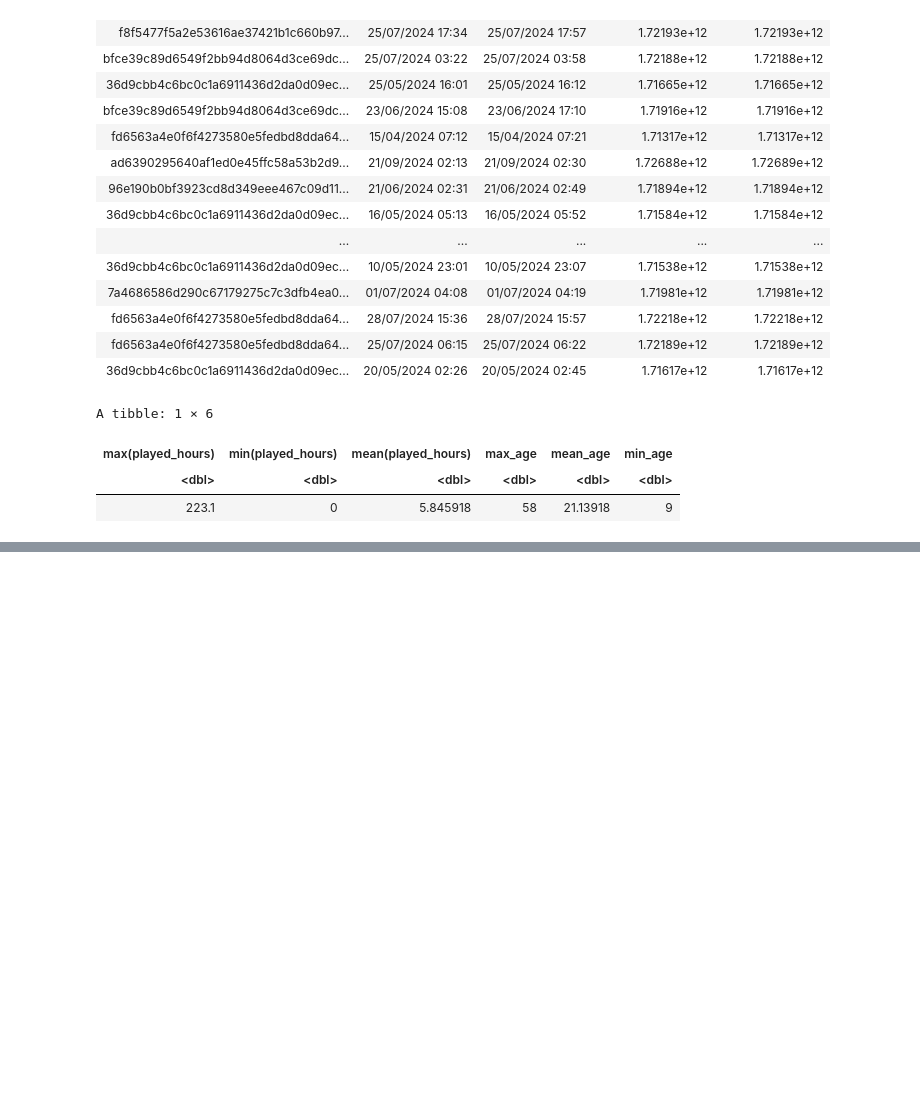
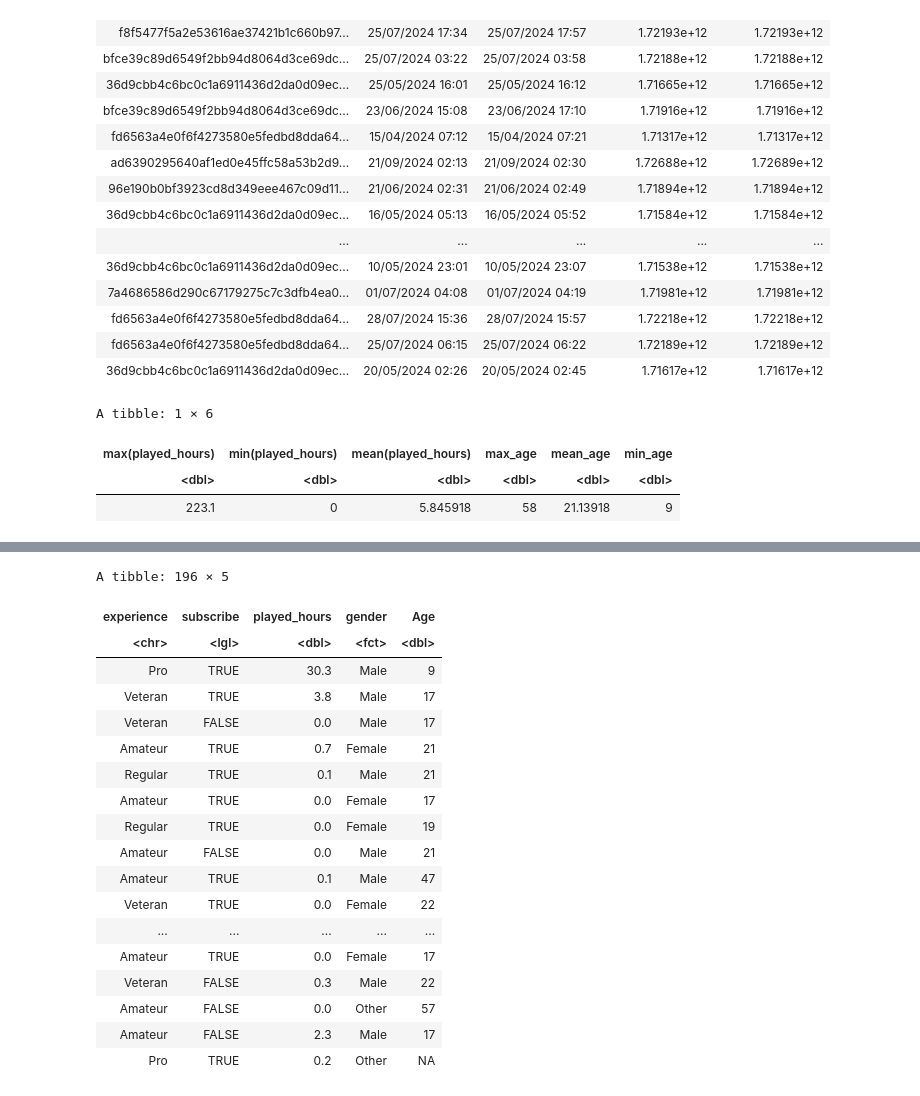
Before and after one commit to SusieFeng316/minecraft_project, a Jupyter notebook: Individual_plan_Susie.ipynb, the cells around one changed output, grey strips where cells are left out. Cells and saved outputs as stored; diff of their text form; code cells hidden in the pictures; blank space fills up the shorter version.

```diff
--- a/Individual_plan_Susie.ipynb
+++ b/Individual_plan_Susie.ipynb
@@ -116,0 +118,30 @@ data into a tidy format. Do not do any additional wrangling here; that will happ
+# %%
+players <- players |>
+select(-hashedEmail,-name)|>
+  mutate(gender = as.factor(gender)) |>
+  mutate(gender = fct_collapse(
+    gender,
+    Male = c("Male"),
+    Female = c("Female"),
+    Other = c("Non-binary", "Other", "Two-Spirited", "Prefer not to say","Agender")))
+players
+# %% [output]
+A tibble: 196 × 5
+| experience | subscribe | played_hours | gender | Age |
+| <chr> | <lgl> | <dbl> | <fct> | <dbl> |
+| Pro | TRUE | 30.3 | Male | 9 |
+| Veteran | TRUE | 3.8 | Male | 17 |
+| Veteran | FALSE | 0.0 | Male | 17 |
+| Amateur | TRUE | 0.7 | Female | 21 |
+| Regular | TRUE | 0.1 | Male | 21 |
+| Amateur | TRUE | 0.0 | Female | 17 |
+| Regular | TRUE | 0.0 | Female | 19 |
+| Amateur | FALSE | 0.0 | Male | 21 |
+| Amateur | TRUE | 0.1 | Male | 47 |
+| Veteran | TRUE | 0.0 | Female | 22 |
+| ... | ... | ... | ... | ... |
+| Amateur | TRUE | 0.0 | Female | 17 |
+| Veteran | FALSE | 0.3 | Male | 22 |
+| Amateur | FALSE | 0.0 | Other | 57 |
+| Amateur | FALSE | 2.3 | Male | 17 |
+| Pro | TRUE | 0.2 | Other | NA |
```
Also changed, not shown: parts of 6 cells of this notebook.
